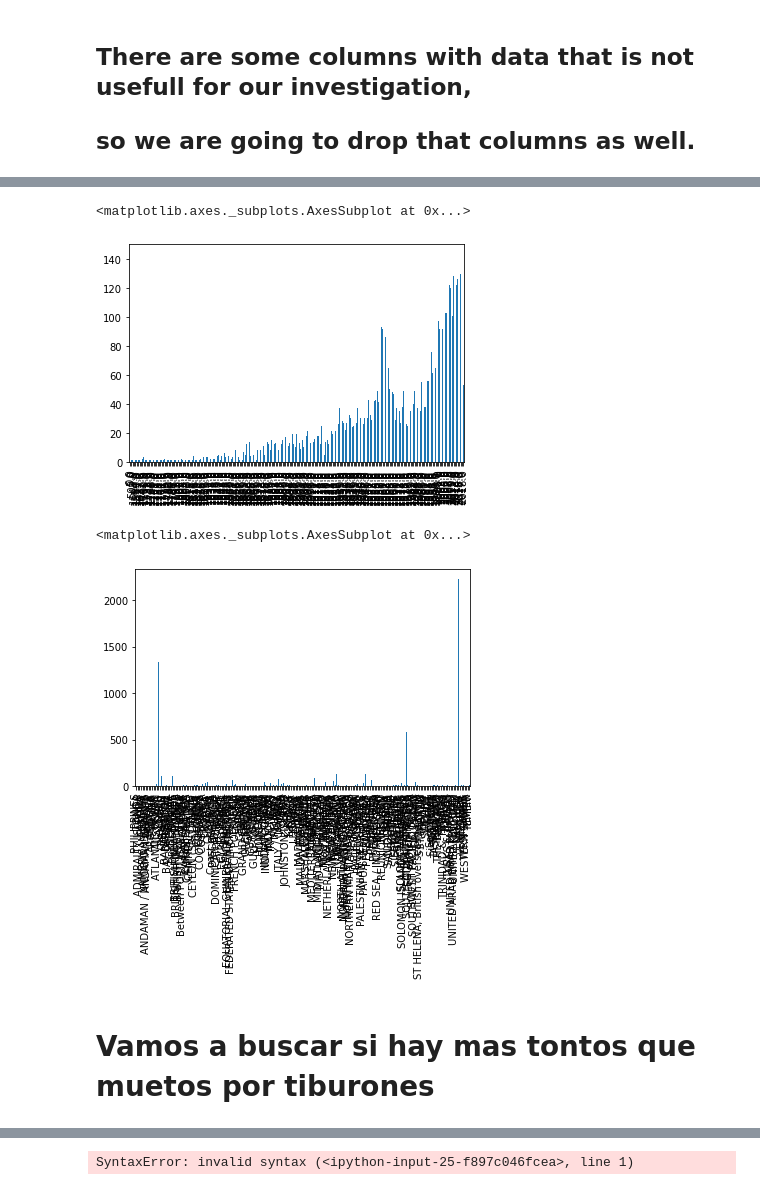
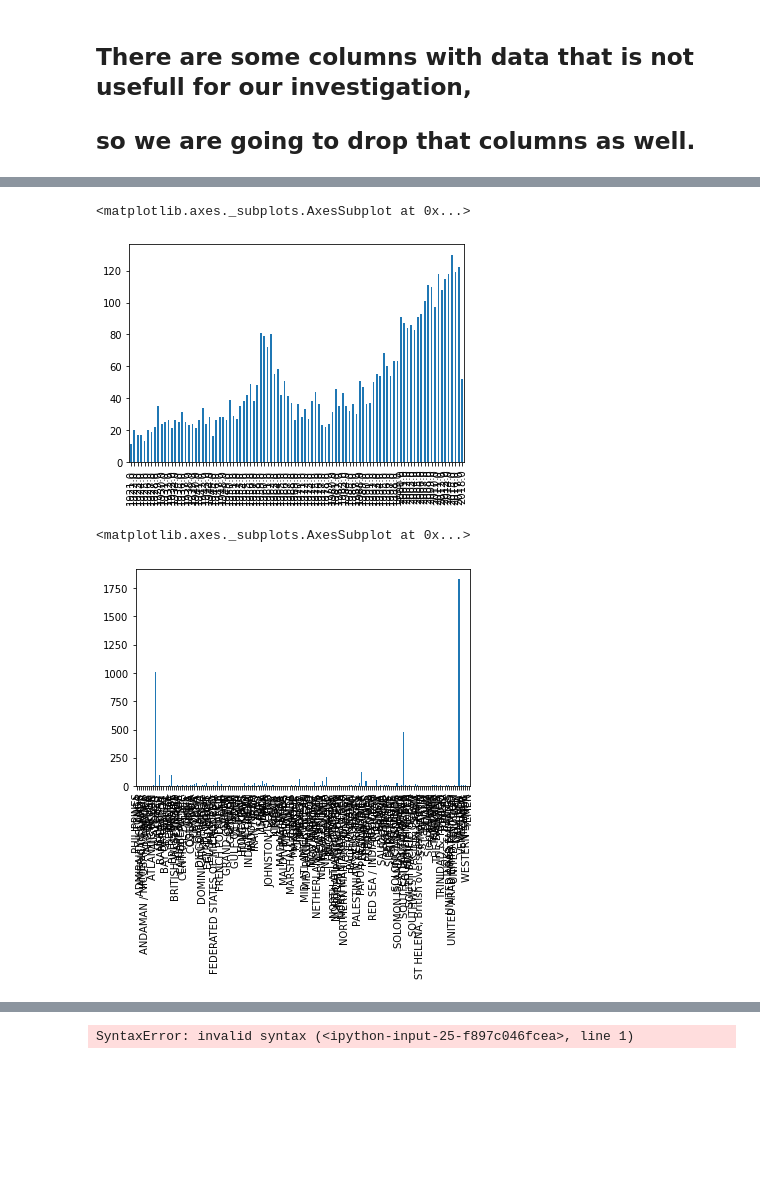
Before and after one commit to CarlosSanzDGP/Datasharks, a Jupyter notebook: Cleaning.ipynb, the cells around one changed output, grey strips where cells are left out. Saved outputs shown, nothing was run; the diff lists cells and outputs as text; code cells hidden in the pictures; blank space fills up the shorter version.

```diff
--- a/Cleaning.ipynb
+++ b/Cleaning.ipynb
@@ -210,0 +271,2 @@ Name: Country, Length: 212, dtype: int64
+# %%
+dfclean.columns = ["year", "country", "activity", "sex", "injury", "fatal", "species"]
@@ -210,0 +289,3 @@ Name: Country, Length: 212, dtype: int64
+# %%
+dfclean = dfclean[~dfclean.fatal.isnull()]
+dfclean
@@ -210,0 +306,6 @@ Name: Country, Length: 212, dtype: int64
+# %%
+## Dont think we have data about year 0 so lets drop them
+dfclean = dfclean[dfclean.year != 0.0]
+# %%
+## not interested in data before 1920
+dfclean = dfclean[dfclean.year > 1920.0]
@@ -271,14 +362,14 @@ df.describe(include='all')
 # %%
 
 
 %matplotlib inline
-df.Year.value_counts().sort_index().plot.bar()
+dfclean.year.value_counts().sort_index().plot.bar()
 # %% [output]
 <matplotlib.axes._subplots.AxesSubplot at 0x...>
-[figure, old version]
+[figure, new version]
 # %%
 %matplotlib inline
-df.Country.value_counts().sort_index().plot.bar()
+dfclean.country.value_counts().sort_index().plot.bar()
 # %% [output]
 <matplotlib.axes._subplots.AxesSubplot at 0x...>
-[figure, old version]
+[figure, new version]
@@ -287,4 +376,2 @@ df.Country.value_counts().sort_index().plot.bar()
-# %% [markdown]
-# Vamos a buscar si hay mas tontos que muetos por tiburones
 # %%
 # Miramos que valores hay en anos
```
Also changed, not shown: parts of 34 cells of this notebook.
